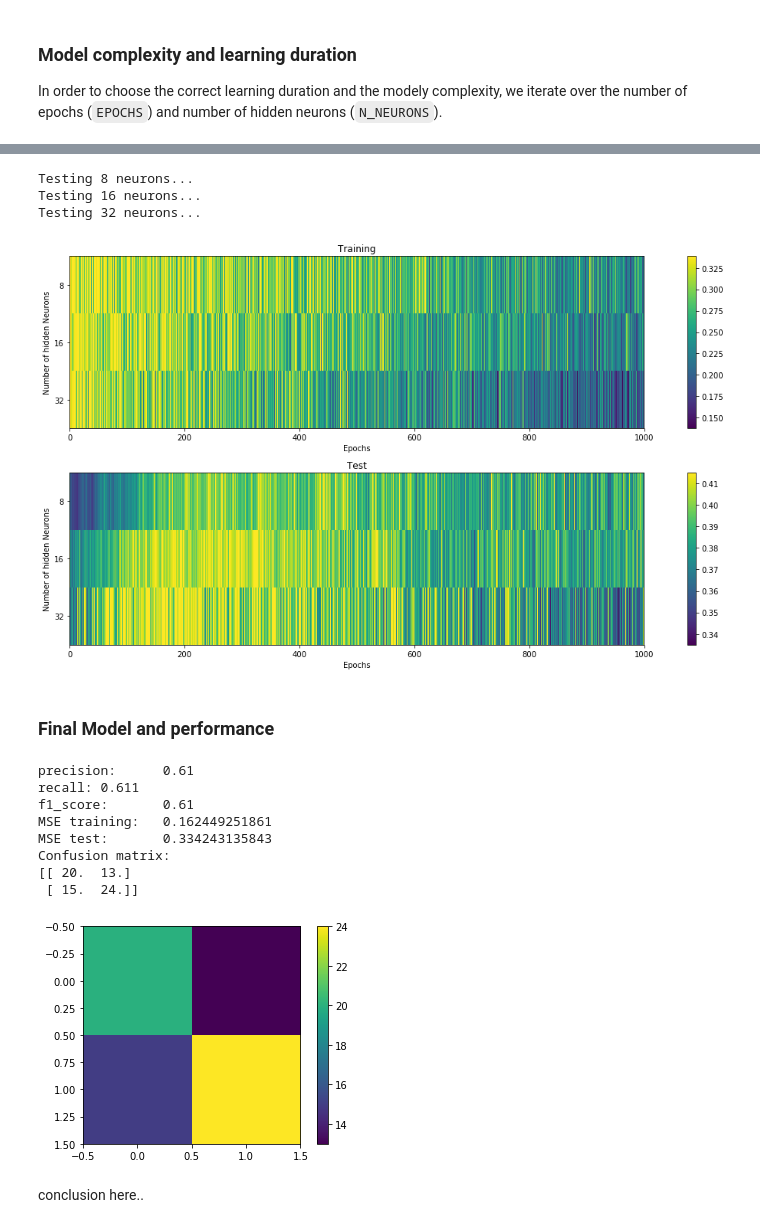
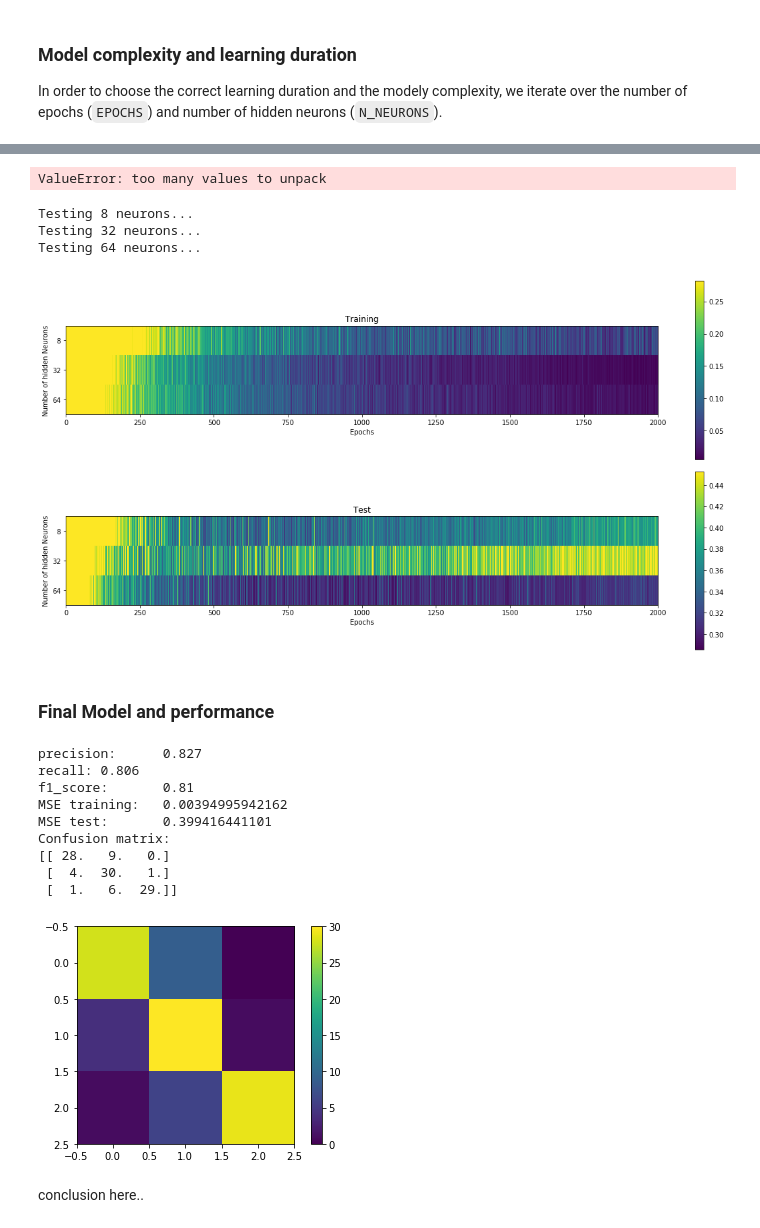
Before and after one commit to LifangHe/speaker-recognition, a Jupyter notebook: speaker_recognition_64.ipynb, the cells around one changed output, grey strips where cells are left out. Drawn from its saved outputs; the diff is of its cells as text; code cells hidden in the pictures.

```diff
--- a/speaker_recognition_64.ipynb
+++ b/speaker_recognition_64.ipynb
@@ -27,7 +27,7 @@ FILES = {
     'natural_kid': glob.glob(path + '/nk*.wav'),
 }
 
-MFCC_COEFFS = 5
+MFCC_COEFFS = 13
 # %% [markdown]
 ### MFCC Visualization
 # %%
@@ -43,21 +43,26 @@ Here we use only the natural voices of men and women to train a neural network t
 
 In order to choose the correct learning duration and the modely complexity, we iterate over the number of epochs (`EPOCHS`) and number of hidden neurons (`N_NEURONS`).
 # %%
-N_INITS = 1
-EPOCHS = 1500
-#N_NEURONS = [2, 4] #, 8, 16, 32]
-N_NEURONS = [32]
+N_INITS = 2
+EPOCHS = 2000
+N_NEURONS = [8, 32, 64]
 LEARNING_RATE = 0.001
-MOMENTUM = 0.9
+MOMENTUM = 0.5
 
-dataset = util.create_dataset([('natural_kid', -1), ('natural_female', 0), ('natural_kid', 1)], FILES, MFCC_COEFFS)
-dataset_input = dataset[:, :-1]     # filter only input values (n-1 first values)
-dataset_output = dataset[:, -1:]    # filter only the output class (last value)
+dataset = util.create_dataset(
+    [('natural_kid', [1, -1, -1]), ('natural_female', [-1, 1, -1]), ('natural_male', [-1, -1, 1])], FILES, MFCC_COEFFS)
+
+dataset_input = dataset[:, :-3]  # filter only input values (n-1 first values)
+dataset_output = dataset[:, -3:]  # filter only the output class (last value)
+
+print "dataset[0]\t", dataset[0], "\n"
+print "input[0]\t", dataset_input[0], "\n"
+print "ouput[0]\t", dataset_output[0], "\n"
 
 MSE = np.zeros((len(N_NEURONS), N_INITS, EPOCHS))
 for index, n_neurons in enumerate(N_NEURONS):
     print 'testing', n_neurons, 'neurons...'
-    nn = MLP([MFCC_COEFFS, n_neurons, 1], 'logistic')
+    nn = MLP([MFCC_COEFFS, n_neurons, 3], 'tanh')
 
     for i in np.arange(N_INITS):
         nn.init_weights()
@@ -66,6 +71,5 @@ for index, n_neurons in enumerate(N_NEURONS):
                                   momentum=MOMENTUM,
                                   epochs=EPOCHS)
 
-
 util.print_mse(MSE, N_NEURONS)
 # %% [output]
@@ -74,32 +90,34 @@ testing 32 neurons...
+# %%
+util.create_dataset([('natural_male', )], FILES)
+# %% [output]
+ValueError: too many values to unpack
 # %%
 EPOCHS = 1000
-N_NEURONS = [8, 16, 32]
+N_NEURONS = [8, 32, 64]
 K = 3
 # %%
 MSE_train = np.zeros((len(N_NEURONS), EPOCHS))
 MSE_test = np.zeros((len(N_NEURONS), EPOCHS))
 reload(cv)
 
-dataset = util.create_dataset([('natural_kid', -1), ('natural_female', 1)], FILES)
-
 for i_h, h in enumerate(N_NEURONS):                                     # looping the number of hidden neurons
     print 'Testing', h, 'neurons...'
-    nn = MLP([MFCC_COEFFS, h, 1], 'tanh')
+    nn = MLP([MFCC_COEFFS, h, 3], 'tanh')
     temp1, temp2 = cv.k_fold_cross_validation_per_epoch(nn,
                                                         dataset,
                                                         k=K,
                                                         learning_rate=LEARNING_RATE,
                                                         momentum=0,
                                                         epochs=EPOCHS)
     MSE_train[i_h, :] = temp1
     MSE_test[i_h, :] = temp2
 
 util.print_mse_train_test(MSE_train, MSE_test, N_NEURONS, aspect=100)
 # %% [output]
 Testing 8 neurons...
-Testing 16 neurons...
 Testing 32 neurons...
+Testing 64 neurons...
-[figure, old version]
+[figure, new version]
 # %% [markdown]
 ### Final Model and performance
 # %%
@@ -110,5 +129,5 @@ N_NEURONS = 32
 # %%
-nn = MLP([MFCC_COEFFS, N_NEURONS, 1], 'tanh')
+nn = MLP([MFCC_COEFFS, N_NEURONS, 3], 'tanh')
 MSE_train, MSE_test, conf_mat = cv.k_fold_cross_validation(nn,
                                                            dataset,
                                                            k=5,
@@ -128,14 +147,15 @@ pl.imshow(conf_mat)
 pl.colorbar()
 print conf_mat
 # %% [output]
-precision:      0.61
-recall: 0.611
-f1_score:       0.61
-MSE training:   0.162449251861
-MSE test:       0.334243135843
+precision:      0.827
+recall: 0.806
+f1_score:       0.81
+MSE training:   0.00394995942162
+MSE test:       0.399416441101
 Confusion matrix:
-[[ 20.  13.]
- [ 15.  24.]]
+[[ 28.   9.   0.]
+ [  4.  30.   1.]
+ [  1.   6.  29.]]
-[figure, old version]
+[figure, new version]
 # %% [markdown]
 conclusion here..
```
Also changed, not shown: parts of 3 cells of this notebook, 1 other file.
